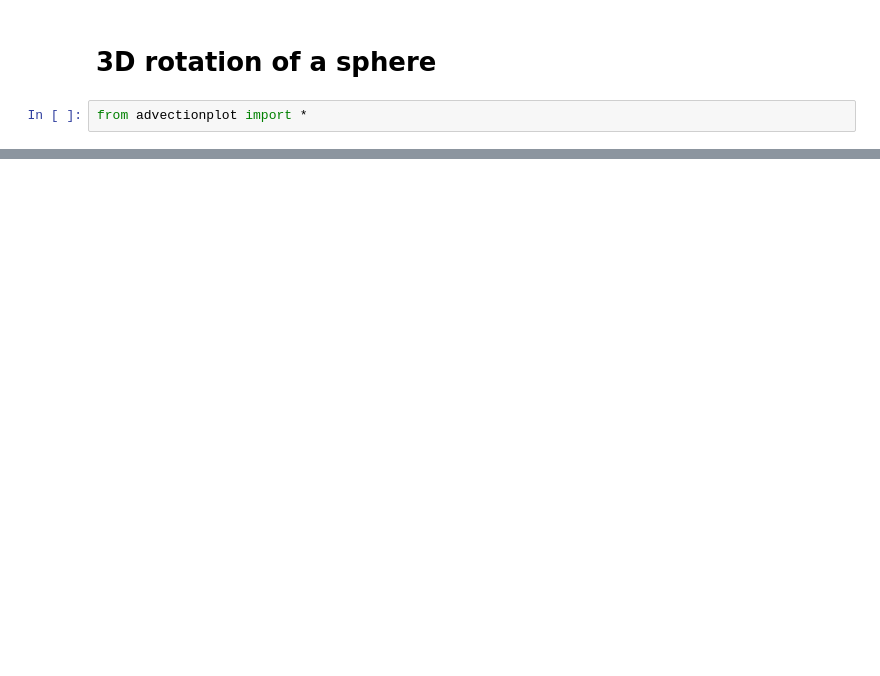
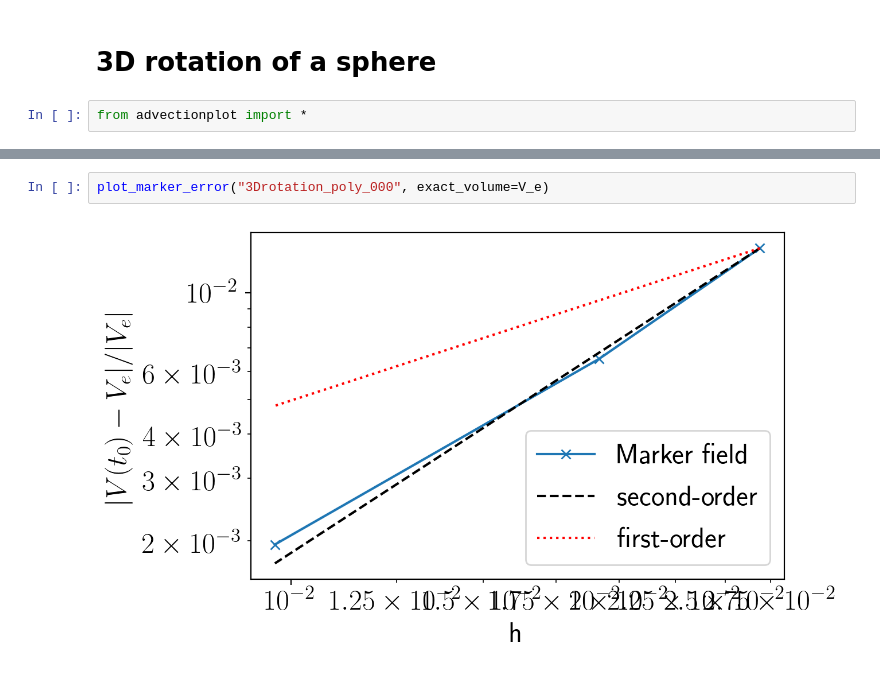
Before and after one commit to tmaric/leia, a Jupyter notebook: cases/3Drotation.ipynb, the cells around one changed output, grey strips where cells are left out. Cells and saved outputs as stored; diff of their text form; blank space fills up the shorter version.

```diff
--- a/cases/3Drotation.ipynb
+++ b/cases/3Drotation.ipynb
@@ -53,0 +72,4 @@ plot_advection_errors(advection_dframe, R, "3D rotation")
+# %%
+plot_marker_error("3Drotation_poly_000", exact_volume=V_e)
+# %% [output]
+[figure, added]
```
Also changed, not shown: parts of 21 cells of this notebook, 36 other files.
